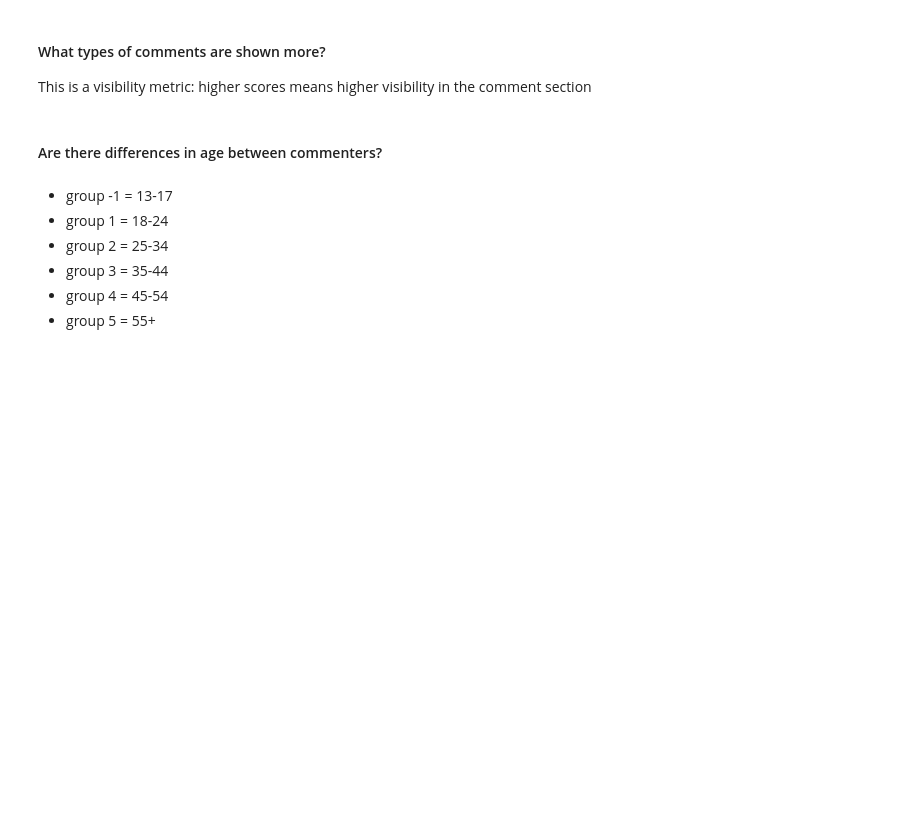
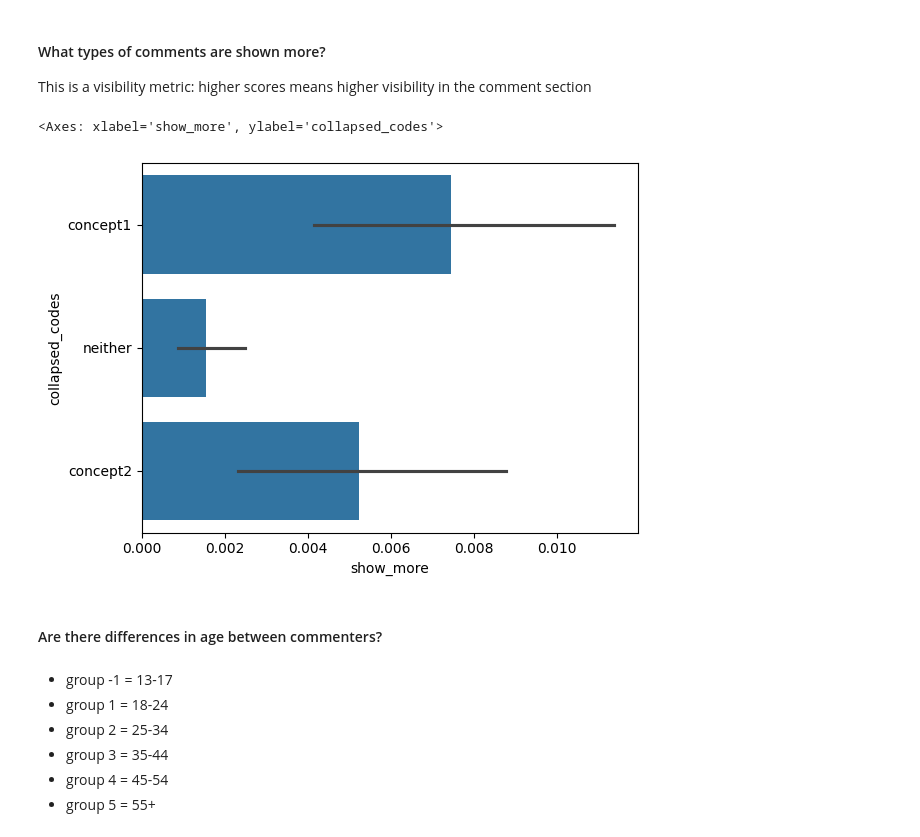
Before and after one commit to praachic/TikTok-Task, a Jupyter notebook: 01_tiktok_task.ipynb, the cells around one changed output. Drawn from its saved outputs; the diff is of its cells as text; code cells hidden in the pictures; blank space fills up the shorter version.

```diff
--- a/01_tiktok_task.ipynb
+++ b/01_tiktok_task.ipynb
@@ -413,9 +632,42 @@ sns.barplot(data=final_coded_data, y='collapsed_codes', x='reply_comment_total')
 #### What types of comments are shown more?
 This is a visibility metric: higher scores means higher visibility in the comment section
 # %%
-final_coded_data['sort_extra_score_loaded'] = final_coded_data.sort_extra_score.apply(lambda x: ast.literal_eval(x))
-final_coded_data['show_more'] = final_coded_data.sort_extra_score_loaded.apply(lambda x: float(dict(x)['show_more_score']))
+import ast
+import pandas as pd
+import numpy as np
+
+def parse_sort_extra(x):
+    # 1. NaN 直接返回空字典（或你想要的默认值）
+    if pd.isna(x):
+        return {}
+    # 2. 如果本来就是 dict/list，就不用解析
+    if isinstance(x, (dict, list)):
+        return x
+    # 3. 只有是 str 的时候才 literal_eval
+    try:
+        return ast.literal_eval(x)
+    except Exception:
+        # 万一有奇怪的脏数据，也给个兜底
+        return {}
+
+def get_show_more(d):
+    # d 是我们刚才 parse 出来的对象，可能是 dict，也可能是 list
+    if isinstance(d, dict):
+        return float(d.get("show_more_score", np.nan))
+    try:
+        d = dict(d)  # 如果是 list of tuples 之类
+        return float(d.get("show_more_score", np.nan))
+    except Exception:
+        return np.nan
+final_coded_data["sort_extra_score_loaded"] = final_coded_data["sort_extra_score"].apply(parse_sort_extra)
+final_coded_data["show_more"] = final_coded_data["sort_extra_score_loaded"].apply(get_show_more)
+
+
+
 sns.barplot(data=final_coded_data, y='collapsed_codes', x='show_more')
+# %% [output]
+<Axes: xlabel='show_more', ylabel='collapsed_codes'>
+[figure, added]
 # %% [markdown]
 #### Are there differences in age between commenters?
 # %%
```
Also changed, not shown: parts of 22 cells of this notebook, 1 other file.
